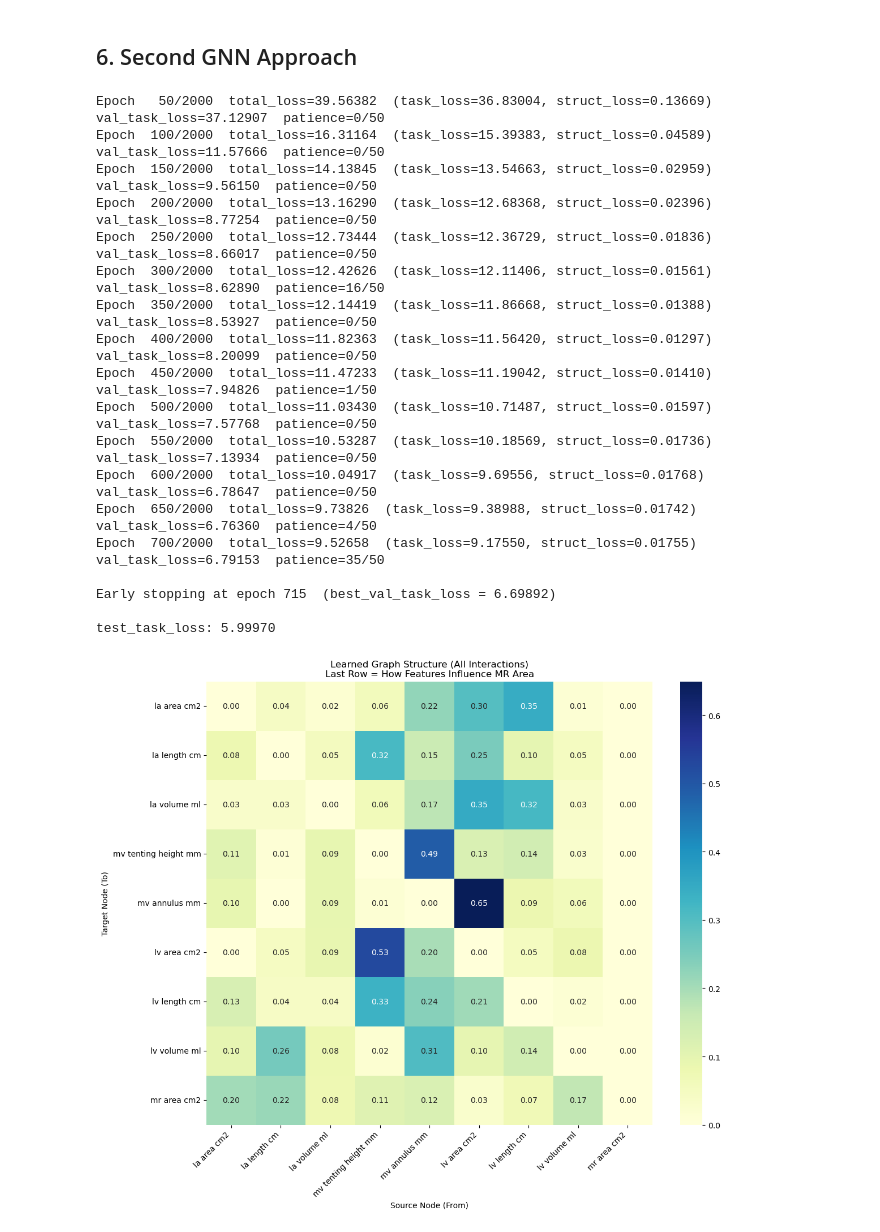
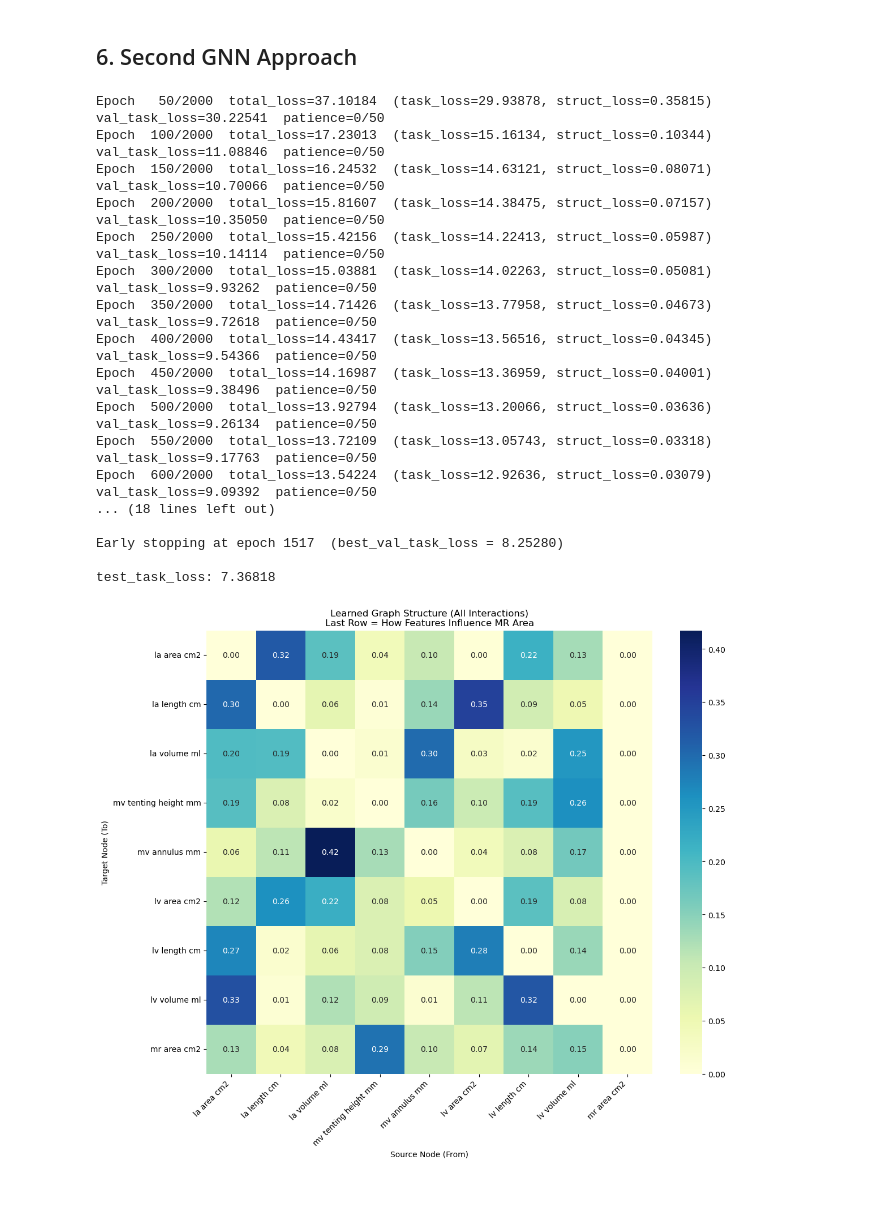
Before and after one commit to PanCat26/mitral-regurgitation-causality, a Jupyter notebook: model/graph_causality_pipeline.ipynb, the cells around one changed output. Saved outputs shown, nothing was run; the diff lists cells and outputs as text; code cells hidden in the pictures; blank space fills up the shorter version.

Commit message:
Use same graph for 2-layer version

```diff
--- a/model/graph_causality_pipeline.ipynb
+++ b/model/graph_causality_pipeline.ipynb
@@ -219,8 +219,7 @@ class MultipleLayerGNN(nn.Module):
         n = num_features + 1
         self.num_features = num_features
 
-        self.G1 = nn.Parameter(torch.randn(n, n) * 0.1)
-        self.G2 = nn.Parameter(torch.randn(n, n) * 0.1)
+        self.G = nn.Parameter(torch.randn(n, n) * 0.1)
         self.bias1 = nn.Parameter(torch.zeros(n))
         self.bias2 = nn.Parameter(torch.zeros(n))
 
@@ -236,19 +235,18 @@ class MultipleLayerGNN(nn.Module):
     def forward(self, x):
         h = torch.cat([x, x.new_zeros(x.size(0), 1)], dim=1)
 
-        G1_masked = self.G1 * self.mask
-        G2_masked = self.G2 * self.mask
+        G_masked = self.G * self.mask
 
-        h = self.act(h @ G1_masked.t() + self.bias1)
-        h = h @ G2_masked.t() + self.bias2
+        h = self.act(h @ G_masked.t() + self.bias1)
+        h = h @ G_masked.t() + self.bias2
 
         mr_pred = F.softplus(h[:, -1:])
         feats_out = h[:, :self.num_features]
 
-        return mr_pred, feats_out, G2_masked
+        return mr_pred, feats_out, G_masked
 
 model = MultipleLayerGNN(NUM_FEATURES).to(device)
-optimizer = optim.Adam(model.parameters(), lr=1e-2)
+optimizer = optim.Adam(model.parameters(), lr=7e-3)
 mse = nn.MSELoss()
 
 MAX_EPOCHS = 2000
@@ -293,48 +291,47 @@ for epoch in range(1, MAX_EPOCHS + 1):
         print(f"\nEarly stopping at epoch {epoch}  "
               f"(best_val_task_loss = {best_val_task_loss:.5f})")
         break
 
 model.load_state_dict(best_state)
 
 model.eval()
 with torch.no_grad():
     test_task_loss = mse(model(X_test)[0], y_test).item()
 print(f"\ntest_task_loss: {test_task_loss:.5f}")
 
-G_best = (model.G2 * model.mask).detach().cpu().numpy()
+G_best = (model.G * model.mask).detach().cpu().numpy()
 G_abs = np.abs(G_best)
 G_norm = G_abs / (G_abs.sum(axis=1, keepdims=True) + 1e-8)
 
 labels = [c.replace("_", " ") for c in FEATURE_COLS] + [TARGET_COL.replace("_", " ")]
 
 plt.figure(figsize=(12, 10))
 sns.heatmap(G_norm, annot=True, fmt=".2f", cmap="YlGnBu",
             xticklabels=labels, yticklabels=labels)
 plt.title("Learned Graph Structure (All Interactions)\n"
           "Last Row = How Features Influence MR Area")
 plt.xlabel("Source Node (From)")
 plt.ylabel("Target Node (To)")
 plt.xticks(rotation=45, ha="right")
 plt.yticks(rotation=0)
 plt.tight_layout()
 plt.show()
 # %% [output]
-Epoch   50/2000  total_loss=39.56382  (task_loss=36.83004, struct_loss=0.13669)  val_task_loss=37.12907  patience=0/50
-Epoch  100/2000  total_loss=16.31164  (task_loss=15.39383, struct_loss=0.04589)  val_task_loss=11.57666  patience=0/50
-Epoch  150/2000  total_loss=14.13845  (task_loss=13.54663, struct_loss=0.02959)  val_task_loss=9.56150  patience=0/50
-Epoch  200/2000  total_loss=13.16290  (task_loss=12.68368, struct_loss=0.02396)  val_task_loss=8.77254  patience=0/50
-Epoch  250/2000  total_loss=12.73444  (task_loss=12.36729, struct_loss=0.01836)  val_task_loss=8.66017  patience=0/50
-Epoch  300/2000  total_loss=12.42626  (task_loss=12.11406, struct_loss=0.01561)  val_task_loss=8.62890  patience=16/50
-Epoch  350/2000  total_loss=12.14419  (task_loss=11.86668, struct_loss=0.01388)  val_task_loss=8.53927  patience=0/50
-Epoch  400/2000  total_loss=11.82363  (task_loss=11.56420, struct_loss=0.01297)  val_task_loss=8.20099  patience=0/50
-Epoch  450/2000  total_loss=11.47233  (task_loss=11.19042, struct_loss=0.01410)  val_task_loss=7.94826  patience=1/50
-Epoch  500/2000  total_loss=11.03430  (task_loss=10.71487, struct_loss=0.01597)  val_task_loss=7.57768  patience=0/50
-Epoch  550/2000  total_loss=10.53287  (task_loss=10.18569, struct_loss=0.01736)  val_task_loss=7.13934  patience=0/50
-Epoch  600/2000  total_loss=10.04917  (task_loss=9.69556, struct_loss=0.01768)  val_task_loss=6.78647  patience=0/50
-Epoch  650/2000  total_loss=9.73826  (task_loss=9.38988, struct_loss=0.01742)  val_task_loss=6.76360  patience=4/50
-Epoch  700/2000  total_loss=9.52658  (task_loss=9.17550, struct_loss=0.01755)  val_task_loss=6.79153  patience=35/50
+Epoch   50/2000  total_loss=37.10184  (task_loss=29.93878, struct_loss=0.35815)  val_task_loss=30.22541  patience=0/50
+Epoch  100/2000  total_loss=17.23013  (task_loss=15.16134, struct_loss=0.10344)  val_task_loss=11.08846  patience=0/50
+Epoch  150/2000  total_loss=16.24532  (task_loss=14.63121, struct_loss=0.08071)  val_task_loss=10.70066  patience=0/50
+Epoch  200/2000  total_loss=15.81607  (task_loss=14.38475, struct_loss=0.07157)  val_task_loss=10.35050  patience=0/50
+Epoch  250/2000  total_loss=15.42156  (task_loss=14.22413, struct_loss=0.05987)  val_task_loss=10.14114  patience=0/50
+Epoch  300/2000  total_loss=15.03881  (task_loss=14.02263, struct_loss=0.05081)  val_task_loss=9.93262  patience=0/50
+Epoch  350/2000  total_loss=14.71426  (task_loss=13.77958, struct_loss=0.04673)  val_task_loss=9.72618  patience=0/50
+Epoch  400/2000  total_loss=14.43417  (task_loss=13.56516, struct_loss=0.04345)  val_task_loss=9.54366  patience=0/50
+Epoch  450/2000  total_loss=14.16987  (task_loss=13.36959, struct_loss=0.04001)  val_task_loss=9.38496  patience=0/50
+Epoch  500/2000  total_loss=13.92794  (task_loss=13.20066, struct_loss=0.03636)  val_task_loss=9.26134  patience=0/50
+Epoch  550/2000  total_loss=13.72109  (task_loss=13.05743, struct_loss=0.03318)  val_task_loss=9.17763  patience=0/50
+Epoch  600/2000  total_loss=13.54224  (task_loss=12.92636, struct_loss=0.03079)  val_task_loss=9.09392  patience=0/50
+... (18 lines left out)
 
-Early stopping at epoch 715  (best_val_task_loss = 6.69892)
+Early stopping at epoch 1517  (best_val_task_loss = 8.25280)
 
-test_task_loss: 5.99970
+test_task_loss: 7.36818
-[figure, old version]
+[figure, new version]
```
